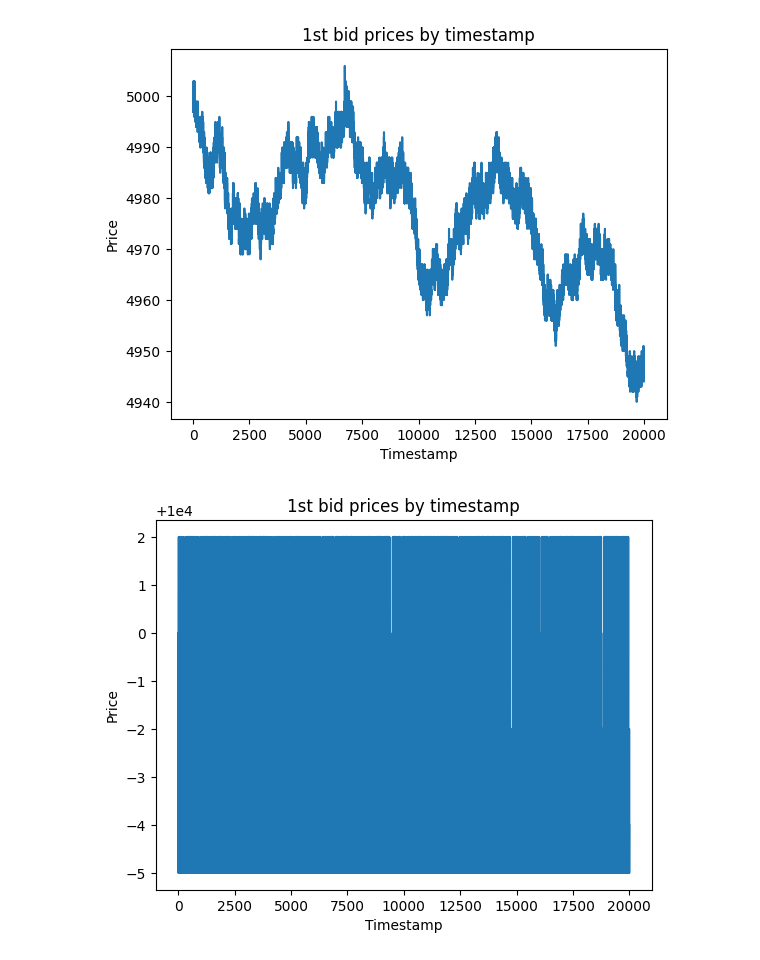
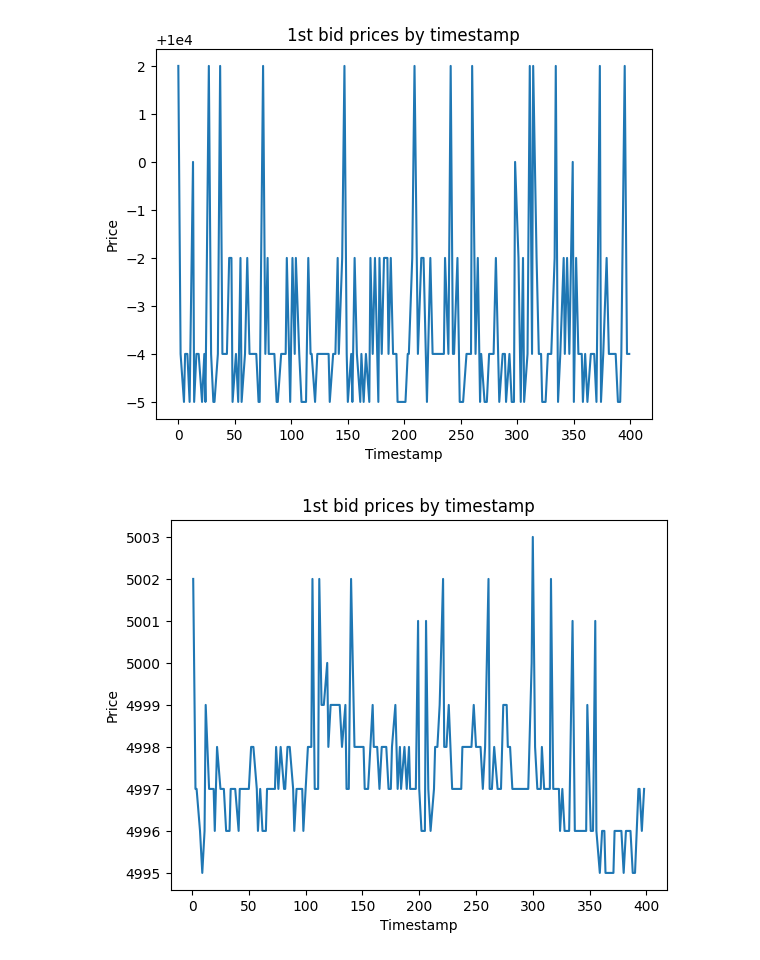
Before and after one commit to levladiator/Prosperity, a Jupyter notebook: src/csvAnalyzer.ipynb, the cells around one changed output. Cells and saved outputs as stored; diff of their text form; code cells hidden in the pictures.

```diff
--- a/src/csvAnalyzer.ipynb
+++ b/src/csvAnalyzer.ipynb
@@ -3,7 +3,7 @@ import pandas as pd
 import numpy as np
 import matplotlib.pyplot as plt
 # %%
-csv_file_path = "./round1_2023.csv"
+csv_file_path = "./data/tutorial.csv"
 df = pd.read_csv(csv_file_path, sep=';')
 
 products = np.unique(df['product'])
@@ -13,33 +13,33 @@ data = {}
 for prod in products:
     data[prod] = df[df['product'] == prod]
 
 for prod in products:
     stat = 'bid_price_1'
 
     plt.title("1st bid prices by timestamp")
     plt.xlabel('Timestamp')
     plt.ylabel('Price')
-    plt.plot(data[prod][stat])
+    plt.plot(data[prod][stat][:200])
     plt.show()
 
     # prices = np.unique(data[prod][stat], return_counts=True)
     #
     # plt.title("Counts of 1st bid prices")
     # plt.xlabel('Price')
     # plt.ylabel('Count')
     # plt.plot(prices[0], prices[1])
     # plt.show()
     #
     # ############
     #
     # prices_and_volumes = data[prod][['bid_price_1', 'bid_volume_1']]
     # price_volumes = prices_and_volumes.groupby('bid_price_1').agg({'bid_volume_1': 'sum'})
     #
     # plt.title("Volumes of 1st bid prices")
     # plt.xlabel('Price')
     # plt.ylabel('Volume')
     # plt.plot(price_volumes)
     # plt.show()
 # %% [output]
-[figure, old version]
+[figure, new version]
-[figure, old version]
+[figure, new version]
```
Also changed, not shown: 6 other files.
